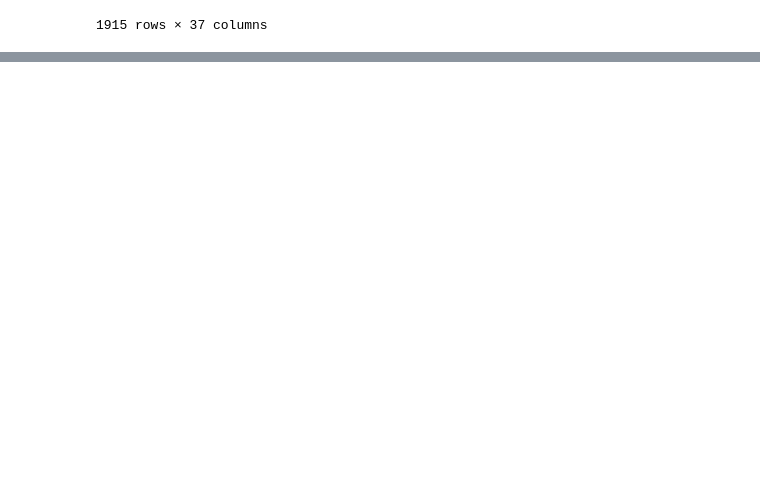
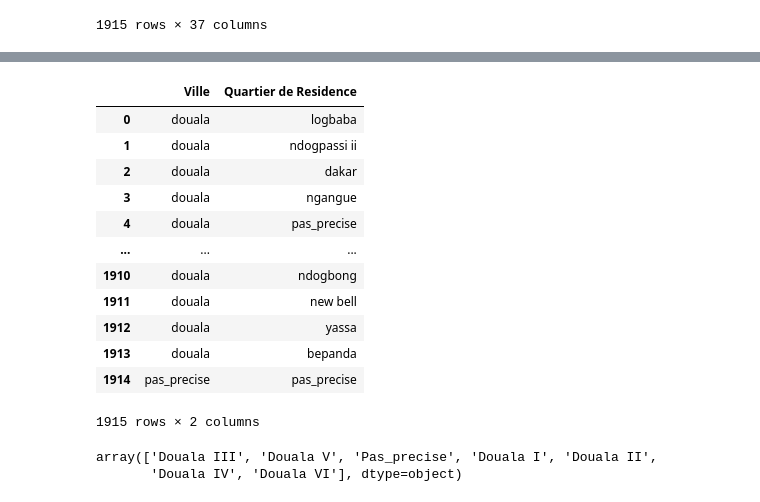
Before and after one commit to stephTchembeu/Blood-campain-INDABAX-CHALLLENGE, a Jupyter notebook: data_cleaning/cleaning.ipynb, the cells around one changed output, grey strips where cells are left out. Saved outputs shown, nothing was run; the diff lists cells and outputs as text; code cells hidden in the pictures; blank space fills up the shorter version.

```diff
--- a/data_cleaning/cleaning.ipynb
+++ b/data_cleaning/cleaning.ipynb
@@ -414,0 +455,44 @@ df_with_Bthd.to_excel("./cleaned_sheet.xlsx")
+# %%
+def assign_arrondissement2(df, keyword, arrondissement):
+    """
+    Assigns the given arrondissement to all rows where 'Quartier de Résidence' contains the keyword.
+
+    Parameters:
+    df (pd.DataFrame): The dataset containing the columns 'Quartier de Résidence' and 'Arrondissement de résidence'.
+    keyword (str): The keyword to search for in 'Quartier de Résidence'.
+    arrondissement (str): The arrondissement to assign when the keyword is found.
+
+    Returns:
+    pd.DataFrame: Updated DataFrame with arrondissement assigned.
+    """
+    df.loc[
+        df["Quartier de Residence"].str.contains(keyword, case=False, na=False),
+        "Arrondissement de residence"
+    ] = arrondissement
+    return df
+# %%
+df = pd.read_csv("/home/student/Desktop/INDABAX_Challenge/Blood-campain-INDABAX-CHALLLENGE/data_cleaning/final_csv.csv")
+# %%
+df = assign_arrondissement2(df,"bepanda","Douala V")
+# %%
+df_lower = df[["Ville","Quartier de Residence"]].applymap(lambda x: x.lower() if isinstance(x, str) else x)
+df_lower
+# %% [output]
+|  | Ville | Quartier de Residence |
+| 0 | douala | logbaba |
+| 1 | douala | ndogpassi ii |
+| 2 | douala | dakar |
+| 3 | douala | ngangue |
+| 4 | douala | pas_precise |
+| ... | ... | ... |
+| 1910 | douala | ndogbong |
+| 1911 | douala | new bell |
+| 1912 | douala | yassa |
+| 1913 | douala | bepanda |
+| 1914 | pas_precise | pas_precise |
+1915 rows × 2 columns
+# %%
+df
+# %% [output]
+array(['Douala III', 'Douala V', 'Pas_precise', 'Douala I', 'Douala II',
+       'Douala IV', 'Douala VI'], dtype=object)
```
Also changed, not shown: parts of 4 cells of this notebook, 9 other files.
